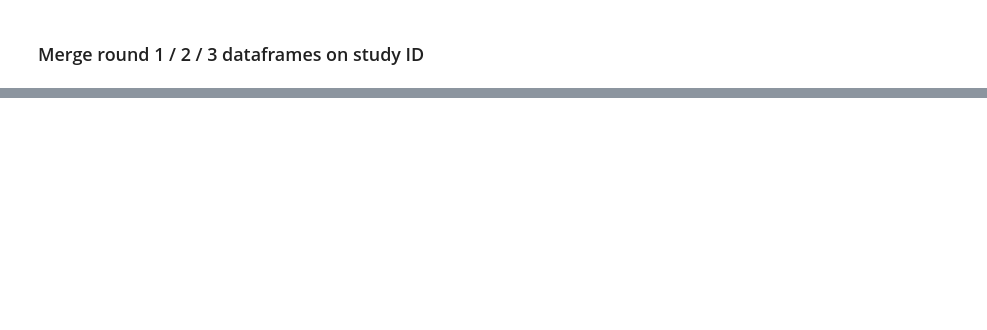
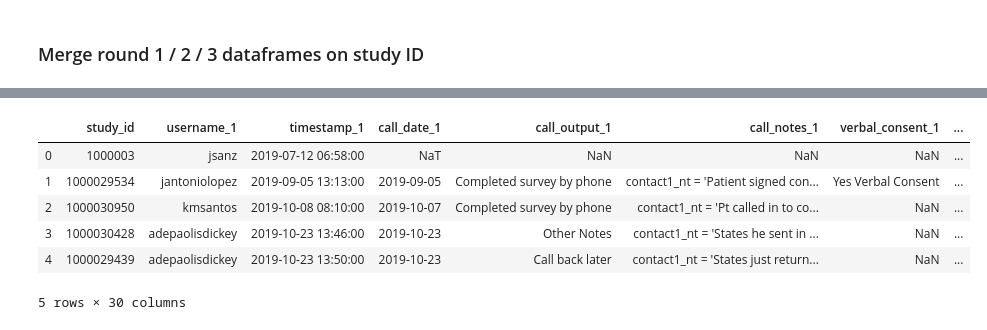
Before and after one commit to aaronjchau/RecruitmentResearch, a Jupyter notebook: 1-Data_Prep.ipynb, the cells around one changed output, grey strips where cells are left out. Drawn from its saved outputs; the diff is of its cells as text; code cells hidden in the pictures; blank space fills up the shorter version.

```diff
--- a/1-Data_Prep.ipynb
+++ b/1-Data_Prep.ipynb
@@ -247,0 +366,13 @@ clean_all_calls = pd.merge(clean_1_2_calls, clean_round_3, how="left", on='study
+# %%
+# Add demographic and socio-economic indicators to call df
+clean_all_calls_demo = pd.merge(clean_all_calls,Patient_Demographics, how="left", on='study_id')
+# %%
+clean_all_calls_demo.head()
+# %% [output]
+|  | study_id | username_1 | timestamp_1 | call_date_1 | call_output_1 | call_notes_1 | verbal_consent_1 | ... |
+| 0 | 1000003 | jsanz | 2019-07-12 06:58:00 | NaT | NaN | NaN | NaN | ... |
+| 1 | 1000029534 | jantoniolopez | 2019-09-05 13:13:00 | 2019-09-05 | Completed survey by phone | contact1_nt = 'Patient signed con... | Yes Verbal Consent | ... |
+| 2 | 1000030950 | kmsantos | 2019-10-08 08:10:00 | 2019-10-07 | Completed survey by phone | contact1_nt = 'Pt called in to co... | NaN | ... |
+| 3 | 1000030428 | adepaolisdickey | 2019-10-23 13:46:00 | 2019-10-23 | Other Notes | contact1_nt = 'States he sent in ... | NaN | ... |
+| 4 | 1000029439 | adepaolisdickey | 2019-10-23 13:50:00 | 2019-10-23 | Call back later | contact1_nt = 'States just return... | NaN | ... |
+5 rows × 30 columns
```
Also changed, not shown: parts of 22 cells of this notebook.
